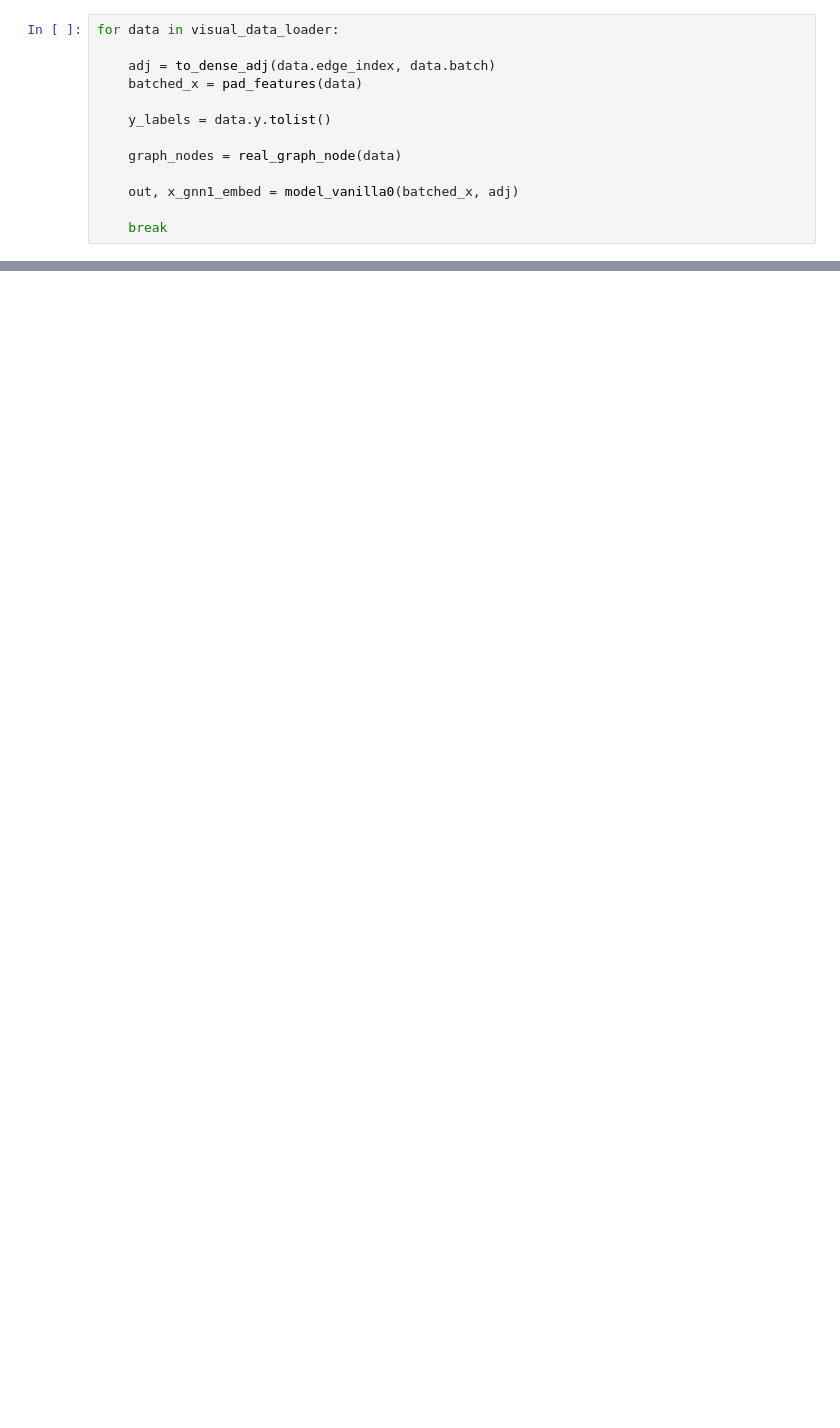
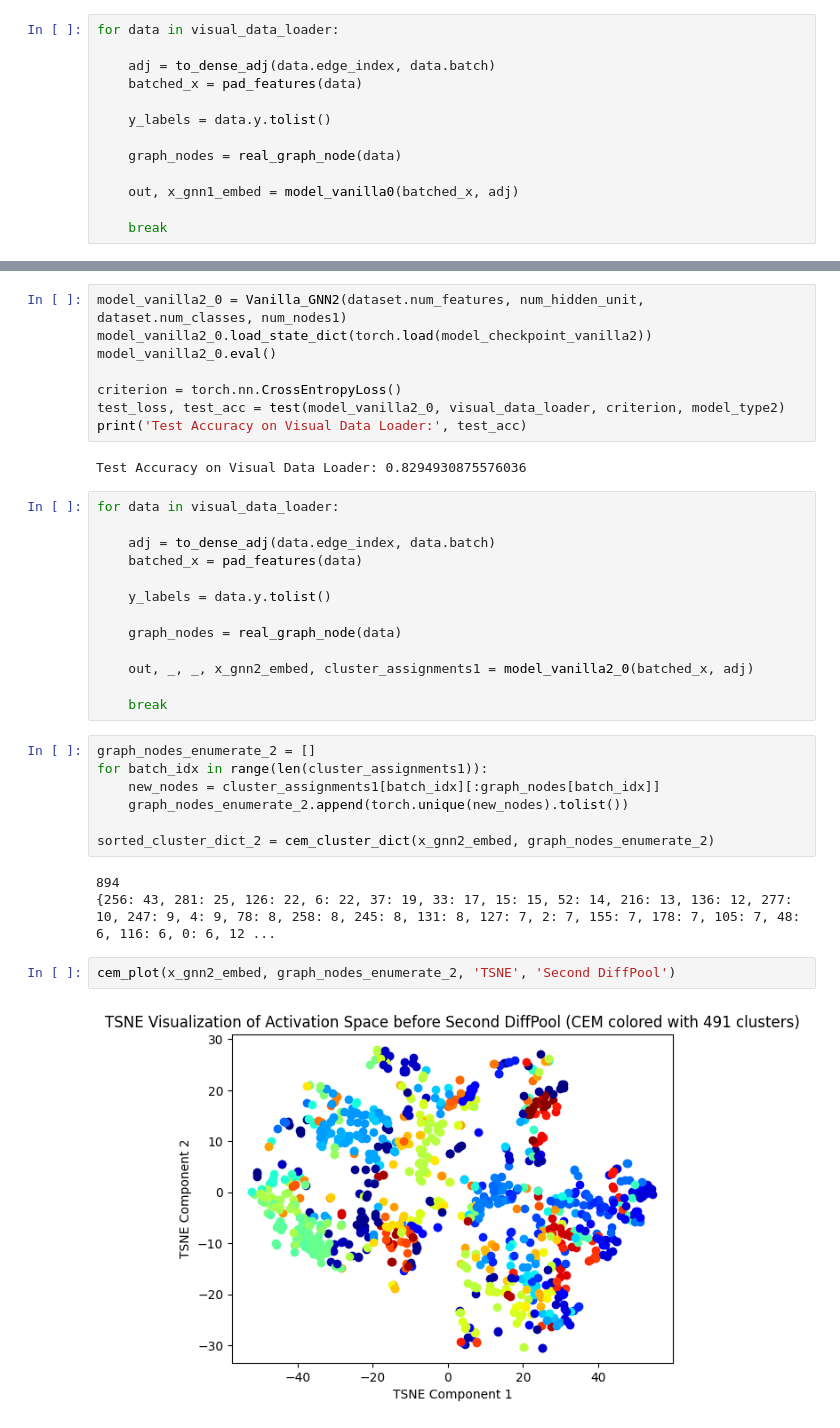
Before and after one commit to Stella-zjy/L65-GDL-project, a Jupyter notebook: CEM-VanillaGCN.ipynb, the cells around one changed output, grey strips where cells are left out. Cells and saved outputs as stored; diff of their text form; blank space fills up the shorter version.

```diff
--- a/CEM-VanillaGCN.ipynb
+++ b/CEM-VanillaGCN.ipynb
@@ -160,0 +198,37 @@ cem_plot(x_gnn1_embed, graph_nodes_enumerate, 'TSNE', 'First DiffPool')
+# %%
+model_vanilla2_0 = Vanilla_GNN2(dataset.num_features, num_hidden_unit, dataset.num_classes, num_nodes1)
+model_vanilla2_0.load_state_dict(torch.load(model_checkpoint_vanilla2))
+model_vanilla2_0.eval()
+
+criterion = torch.nn.CrossEntropyLoss()
+test_loss, test_acc = test(model_vanilla2_0, visual_data_loader, criterion, model_type2)
+print('Test Accuracy on Visual Data Loader:', test_acc)
+# %% [output]
+Test Accuracy on Visual Data Loader: 0.8294930875576036
+# %%
+for data in visual_data_loader:
+
+    adj = to_dense_adj(data.edge_index, data.batch)
+    batched_x = pad_features(data)
+
+    y_labels = data.y.tolist()
+
+    graph_nodes = real_graph_node(data)
+
+    out, _, _, x_gnn2_embed, cluster_assignments1 = model_vanilla2_0(batched_x, adj)
+
+    break
+# %%
+graph_nodes_enumerate_2 = []
+for batch_idx in range(len(cluster_assignments1)):
+    new_nodes = cluster_assignments1[batch_idx][:graph_nodes[batch_idx]]
+    graph_nodes_enumerate_2.append(torch.unique(new_nodes).tolist())
+
+sorted_cluster_dict_2 = cem_cluster_dict(x_gnn2_embed, graph_nodes_enumerate_2)
+# %% [output]
+894
+{256: 43, 281: 25, 126: 22, 6: 22, 37: 19, 33: 17, 15: 15, 52: 14, 216: 13, 136: 12, 277: 10, 247: 9, 4: 9, 78: 8, 258: 8, 245: 8, 131: 8, 127: 7, 2: 7, 155: 7, 178: 7, 105: 7, 48: 6, 116: 6, 0: 6, 12 ...
+# %%
+cem_plot(x_gnn2_embed, graph_nodes_enumerate_2, 'TSNE', 'Second DiffPool')
+# %% [output]
+[figure, added]
```
Also changed, not shown: parts of 13 cells of this notebook, 2 other files.
